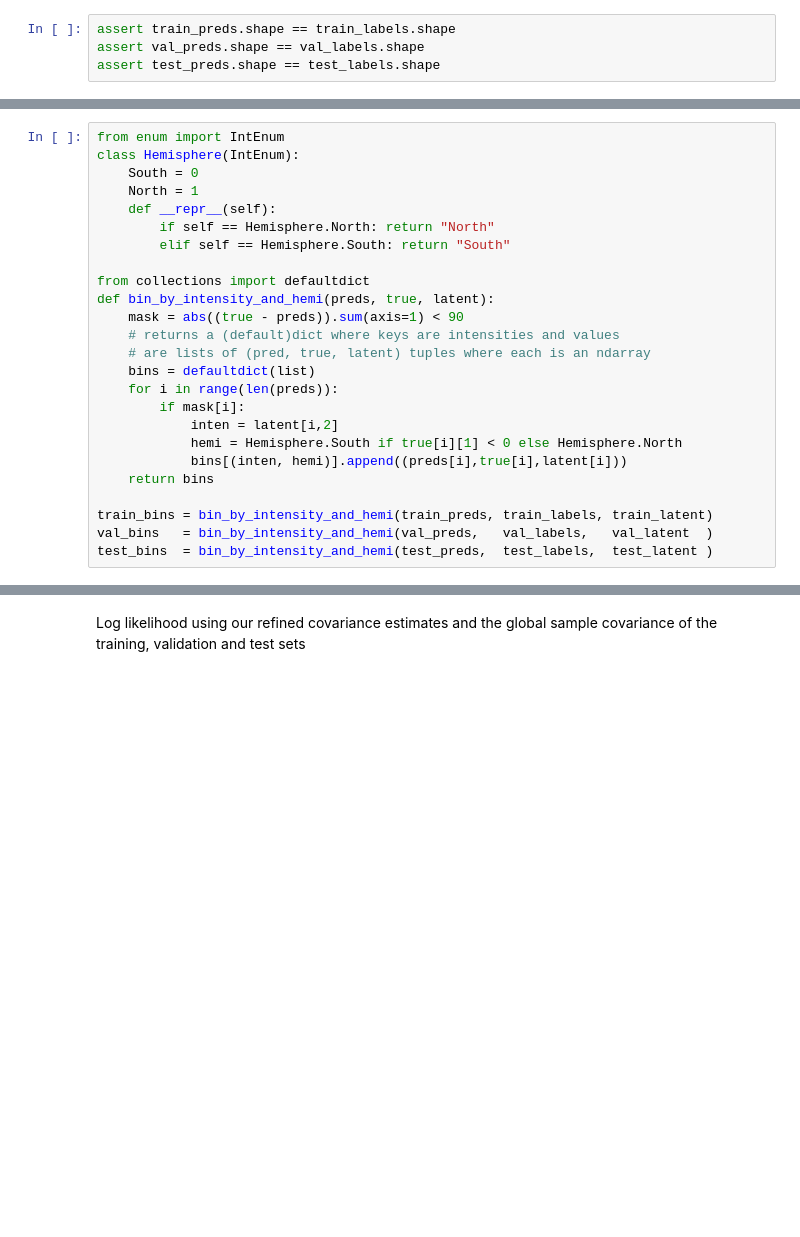
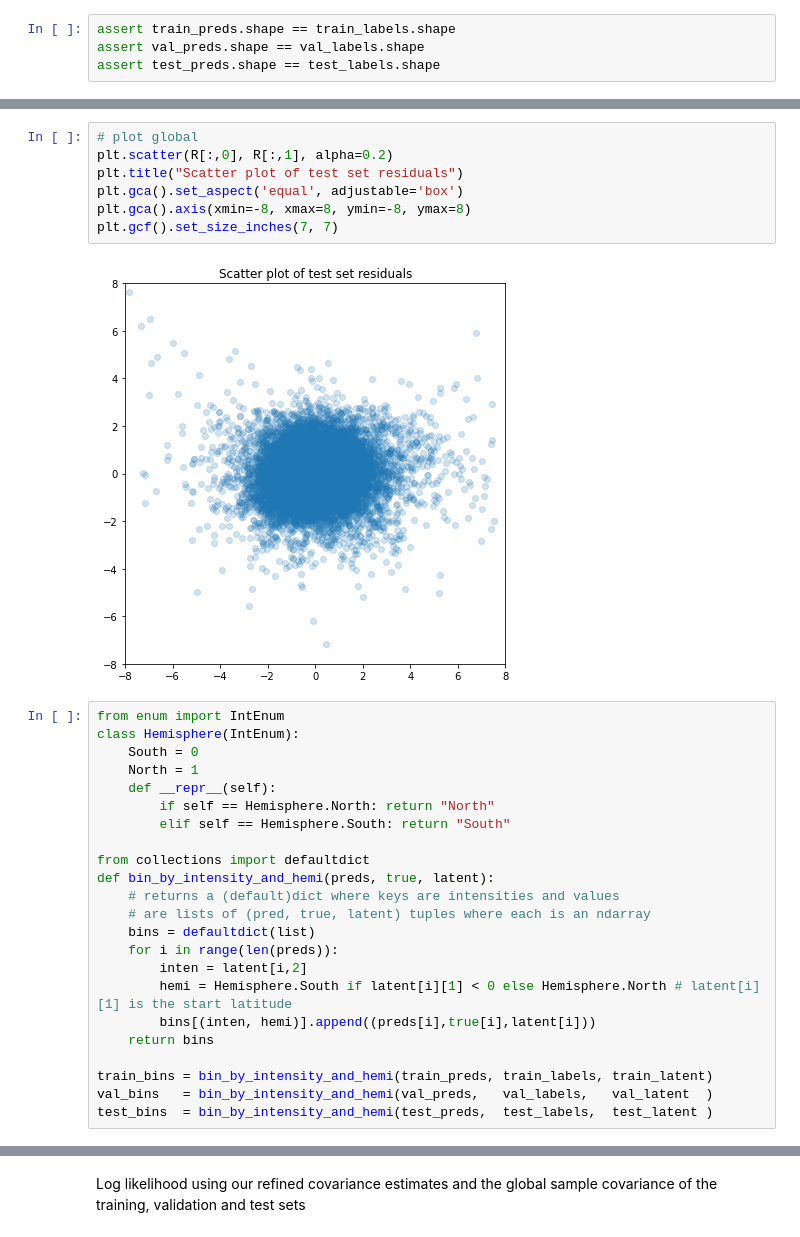
Before and after one commit to jackmiller2003/dl-cyclones, a Jupyter notebook: BinnedCovariance.ipynb, the cells around one changed output, grey strips where cells are left out. Saved outputs shown, nothing was run; the diff lists cells and outputs as text; blank space fills up the shorter version.

```diff
--- a/BinnedCovariance.ipynb
+++ b/BinnedCovariance.ipynb
@@ -32,3 +59,12 @@ assert test_preds.shape == test_labels.shape
+# %%
+# plot global
+plt.scatter(R[:,0], R[:,1], alpha=0.2)
+plt.title("Scatter plot of test set residuals")
+plt.gca().set_aspect('equal', adjustable='box')
+plt.gca().axis(xmin=-8, xmax=8, ymin=-8, ymax=8)
+plt.gcf().set_size_inches(7, 7)
+# %% [output]
+[figure, added]
 # %%
 from enum import IntEnum
 class Hemisphere(IntEnum):
@@ -40,15 +76,13 @@ class Hemisphere(IntEnum):
 
 from collections import defaultdict
 def bin_by_intensity_and_hemi(preds, true, latent):
-    mask = abs((true - preds)).sum(axis=1) < 90
     # returns a (default)dict where keys are intensities and values
     # are lists of (pred, true, latent) tuples where each is an ndarray
     bins = defaultdict(list)
     for i in range(len(preds)):
-        if mask[i]:
-            inten = latent[i,2]
-            hemi = Hemisphere.South if true[i][1] < 0 else Hemisphere.North
-            bins[(inten, hemi)].append((preds[i],true[i],latent[i]))
+        inten = latent[i,2]
+        hemi = Hemisphere.South if latent[i][1] < 0 else Hemisphere.North # latent[i][1] is the start latitude
+        bins[(inten, hemi)].append((preds[i],true[i],latent[i]))
     return bins
 
 train_bins = bin_by_intensity_and_hemi(train_preds, train_labels, train_latent)
```
Also changed, not shown: parts of 9 cells of this notebook, 2 other files.
